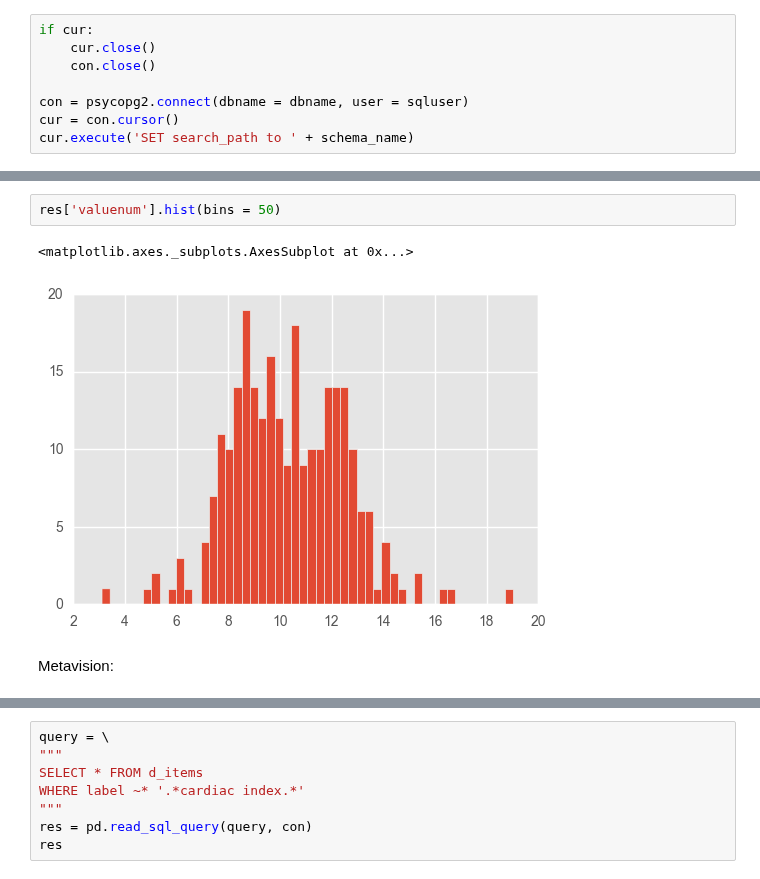
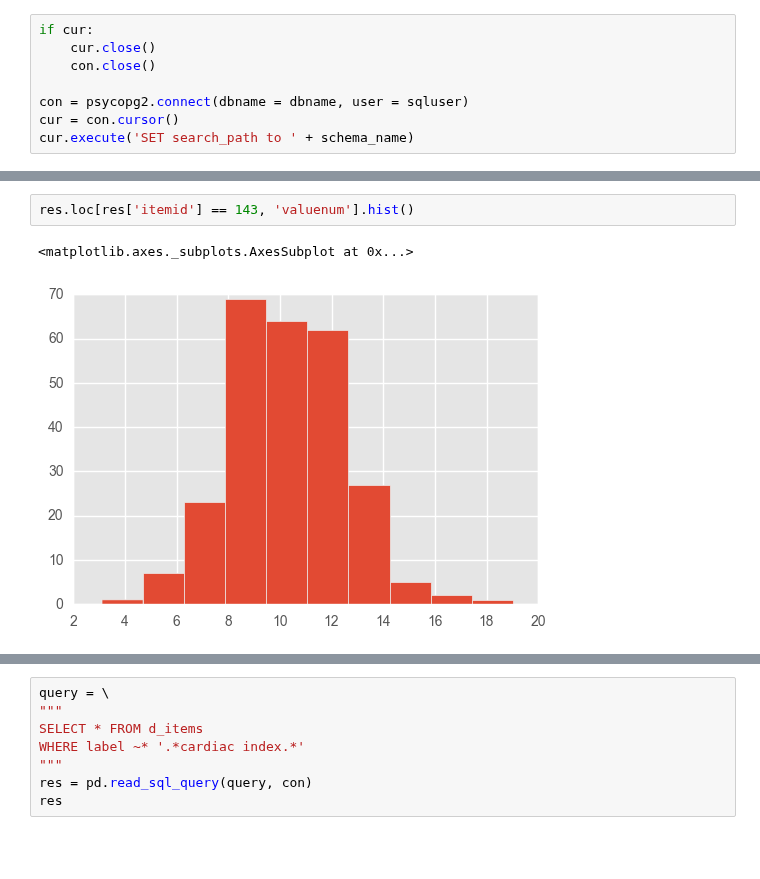
Before and after one commit to yhtgrace/echo, a Jupyter notebook: notebooks/161219_echo_outpatient_cardiogenic.ipynb, the cells around one changed output, grey strips where cells are left out. Saved outputs shown, nothing was run; the diff lists cells and outputs as text; blank space fills up the shorter version.

```diff
--- a/notebooks/161219_echo_outpatient_cardiogenic.ipynb
+++ b/notebooks/161219_echo_outpatient_cardiogenic.ipynb
@@ -89,7 +117,5 @@ res.head()
 # %%
-res['valuenum'].hist(bins = 50)
+res.loc[res['itemid'] == 143, 'valuenum'].hist()
 # %% [output]
 <matplotlib.axes._subplots.AxesSubplot at 0x...>
-[figure, old version]
+[figure, new version]
-# %% [markdown]
-Metavision:
```
Also changed, not shown: parts of 31 cells of this notebook, 1 other file.
